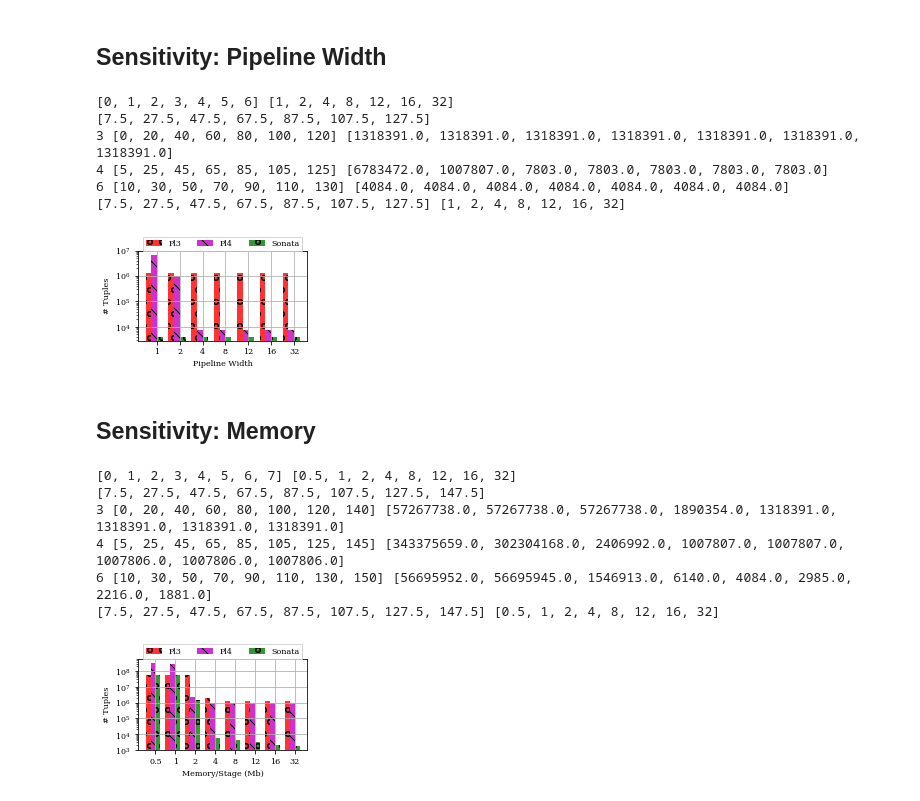
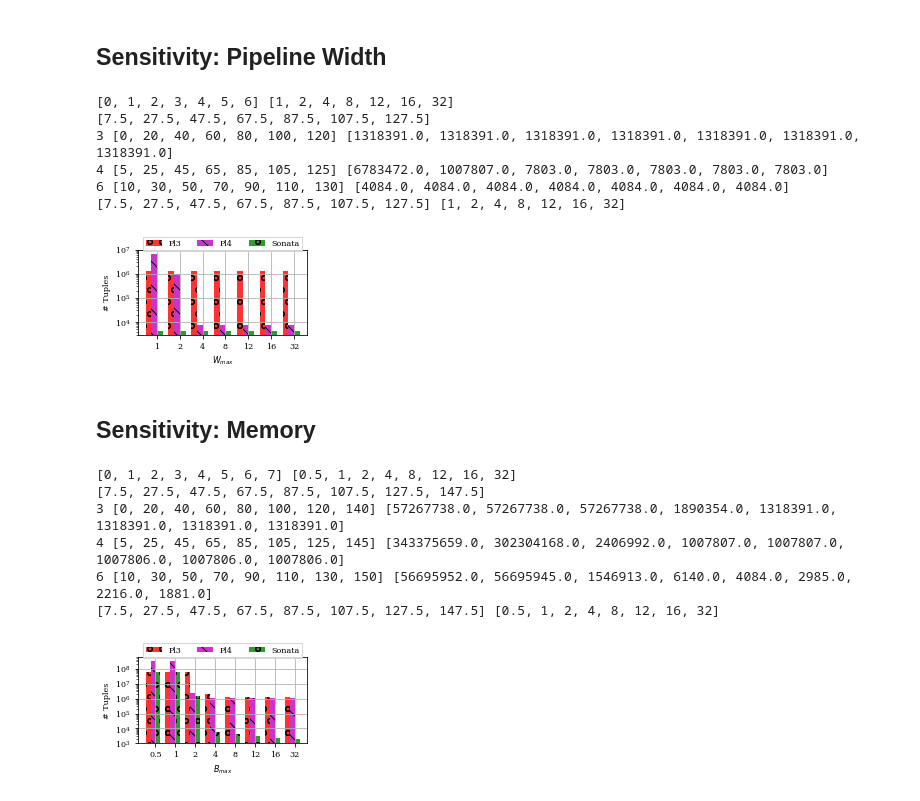
Before and after one commit to agupta13/SONATA-DEV, a Jupyter notebook: analysis/performance_eval/plot_results/plot_results.ipynb, the cells around one changed output. Drawn from its saved outputs; the diff is of its cells as text; code cells hidden in the pictures.

```diff
--- a/analysis/performance_eval/plot_results/plot_results.ipynb
+++ b/analysis/performance_eval/plot_results/plot_results.ipynb
@@ -458,7 +458,7 @@ data = {1: {0: {1: 56695698, 2: 56695698.0, 3: 1318314.0, 4: 69561.0, 6: 69547.0
        }
 
 modes = [1,2,3,4,6]
-modes = [3,4,6]
+modes = [1, 2, 3, 4, 6]
 modes_2_labels = {1: "Pl1", 2: "Pl2", 3: "Pl3", 4: "Pl4", 6: "Sonata"}
 n_queries = data.keys()
 n_queries.sort()
@@ -546,6 +548,16 @@ modes = [3,4,6]
 modes_2_labels = {1: "Pl1", 2: "Pl2", 3: "Pl3", 4: "Pl4", 6: "Sonata"}
 hatches = {0:'/', 1:'-', 2:'+', 3:'o', 4:'\\', 5:'x', 6:'o', 7:'O', 8:'.'}
 
+matplotlib.rc('text', usetex=False)
+matplotlib.use('Agg')
+# matplotlib.rcParams['pdf.fonttype'] = 42
+# matplotlib.rcParams['ps.fonttype'] = 42
+matplotlib.rcParams['figure.figsize']= [3.125, 1.93]
+# matplotlib.rcParams['text.usetex'] = True
+matplotlib.rcParams['font.family']= 'serif'
+# matplotlib.rcParams['font.sans-serif']='Times'
+matplotlib.rcParams['font.size']= 8
+
 def draw_plots(data, modes, modes_2_labels):
     f, (ax) = plt.subplots(1)
     ctr = 0
@@ -553,7 +565,7 @@ def draw_plots(data, modes, modes_2_labels):
     shift = (1+len(modes))*bar_width
     qids = Ds
     qids.sort()
-    matplotlib.rcParams['figure.figsize']= [3.125, 1.93]
+    #matplotlib.rcParams['figure.figsize']= [6.25, 1.93]
 
     xlab = range(len(qids))
     print xlab, qids
@@ -571,11 +583,11 @@ def draw_plots(data, modes, modes_2_labels):
 
         ctr += 1
 
-    plt.xlabel('Pipeline Depth')
+    plt.xlabel(r'$S_{max}$')
     plt.ylabel('# Tuples')
 
     print ticks, qids
-    plt.xticks(ticks, qids, rotation=0)
+    plt.xticks(ticks, qids)
     ax.grid(True)
     #ax.set_xlim(xmax=5.25)
     ax.set_yscale("log", nonposy='clip')
@@ -614,7 +626,7 @@ modes_2_labels = {1: "Pl1", 2: "Pl2", 3: "Pl3", 4: "Pl4", 6: "Sonata"}
 hatches = {0:'/', 1:'-', 2:'+', 3:'o', 4:'\\', 5:'x', 6:'o', 7:'O', 8:'.'}
 
 def draw_plots(data, modes, modes_2_labels):
-    matplotlib.rcParams['figure.figsize']= [3.125, 1.93]
+    #matplotlib.rcParams['figure.figsize']= [6.25, 1.93]
     f, (ax) = plt.subplots(1)
     ctr = 0
     bar_width = 5
@@ -638,7 +650,7 @@ def draw_plots(data, modes, modes_2_labels):
 
         ctr += 1
 
-    plt.xlabel('Pipeline Width')
+    plt.xlabel(r'$W_{max}$')
     plt.ylabel('# Tuples')
 
     print ticks, qids
@@ -665,7 +677,7 @@ draw_plots(data, modes, modes_2_labels)
 4 [5, 25, 45, 65, 85, 105, 125] [6783472.0, 1007807.0, 7803.0, 7803.0, 7803.0, 7803.0, 7803.0]
 6 [10, 30, 50, 70, 90, 110, 130] [4084.0, 4084.0, 4084.0, 4084.0, 4084.0, 4084.0, 4084.0]
 [7.5, 27.5, 47.5, 67.5, 87.5, 107.5, 127.5] [1, 2, 4, 8, 12, 16, 32]
-[figure, old version]
+[figure, new version]
 # %% [markdown]
 ## Sensitivity: Memory
 # %%
@@ -682,6 +694,18 @@ modes = [3,4,6]
 modes_2_labels = {1: "Pl1", 2: "Pl2", 3: "Pl3", 4: "Pl4", 6: "Sonata"}
 hatches = {0:'/', 1:'-', 2:'+', 3:'o', 4:'\\', 5:'x', 6:'o', 7:'O', 8:'.'}
 
+matplotlib.rc('text', usetex=False)
+matplotlib.use('Agg')
+# matplotlib.rcParams['pdf.fonttype'] = 42
+# matplotlib.rcParams['ps.fonttype'] = 42
+matplotlib.rcParams['figure.figsize']= [3.125, 1.93]
+# matplotlib.rcParams['text.usetex'] = True
+matplotlib.rcParams['font.family']= 'serif'
+# matplotlib.rcParams['font.sans-serif']='Times'
+matplotlib.rcParams['font.size']= 8
+
+
+
 def draw_plots(data, modes, modes_2_labels):
     f, (ax) = plt.subplots(1)
     ctr = 0
@@ -689,7 +713,7 @@ def draw_plots(data, modes, modes_2_labels):
     shift = (1+len(modes))*bar_width
     qids = Ds
     qids.sort()
-    matplotlib.rcParams['figure.figsize']= [3.125, 1.93]
+#     matplotlib.rcParams['figure.figsize']= [6.25, 1.93]
 
     xlab = range(len(qids))
     print xlab, qids
@@ -706,32 +730,32 @@ def draw_plots(data, modes, modes_2_labels):
         ax.bar(x, y, bar_width, alpha=0.8, color=color_n[mode], hatch = hatches[mode],label=modes_2_labels[mode])
 
         ctr += 1
 
-    plt.xlabel('Memory/Stage (Mb)')
+    plt.xlabel(r'$B_{max}$')
     plt.ylabel('# Tuples')
 
     print ticks, qids
     plt.xticks(ticks, qids, rotation=0)
     ax.grid(True)
     #ax.set_xlim(xmax=5.25)
     ax.set_yscale("log", nonposy='clip')
 #     ax.set_xlim(xmin=0.75)
     ax.legend(loc='upper center', bbox_to_anchor=(0.5, 1.2),
               ncol=5, fancybox=False, shadow=False)
     fname = "/Users/arpit/Documents/nsdi18/writing/figures/sensitivity_B_analysis.eps"
     plt.tight_layout()
     plot_name = fname
     pl.savefig(plot_name)
     plt.show()
     pass
 
 # plot_data = get_plot_data(data)
 draw_plots(data, modes, modes_2_labels)
 # %% [output]
 [0, 1, 2, 3, 4, 5, 6, 7] [0.5, 1, 2, 4, 8, 12, 16, 32]
 [7.5, 27.5, 47.5, 67.5, 87.5, 107.5, 127.5, 147.5]
 3 [0, 20, 40, 60, 80, 100, 120, 140] [57267738.0, 57267738.0, 57267738.0, 1890354.0, 1318391.0, 1318391.0, 1318391.0, 1318391.0]
 4 [5, 25, 45, 65, 85, 105, 125, 145] [343375659.0, 302304168.0, 2406992.0, 1007807.0, 1007807.0, 1007806.0, 1007806.0, 1007806.0]
 6 [10, 30, 50, 70, 90, 110, 130, 150] [56695952.0, 56695945.0, 1546913.0, 6140.0, 4084.0, 2985.0, 2216.0, 1881.0]
 [7.5, 27.5, 47.5, 67.5, 87.5, 107.5, 127.5, 147.5] [0.5, 1, 2, 4, 8, 12, 16, 32]
-[figure, old version]
+[figure, new version]
```
Also changed, not shown: parts of 2 cells of this notebook, 1 other file.
